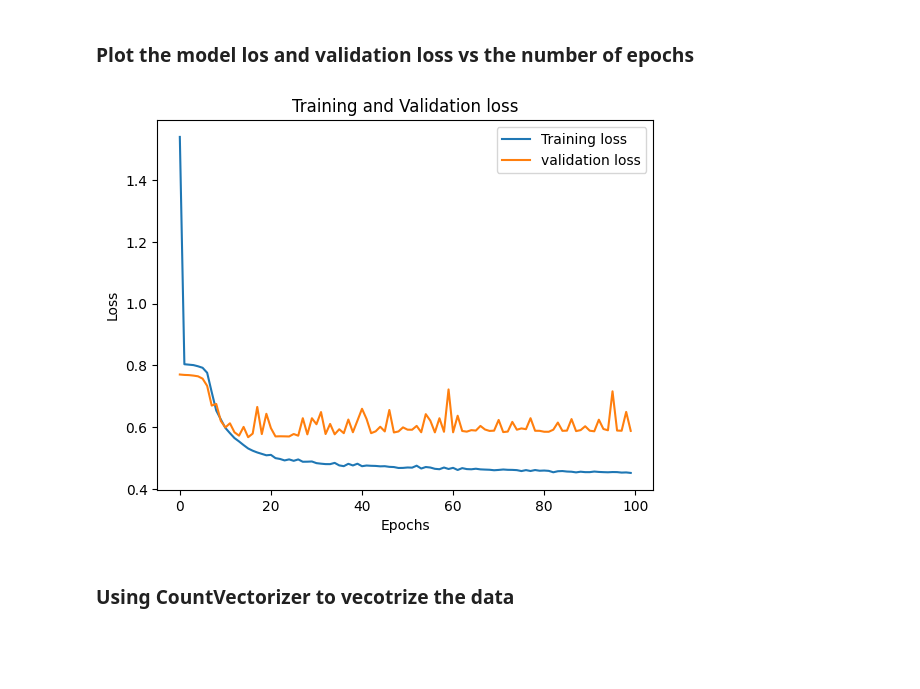
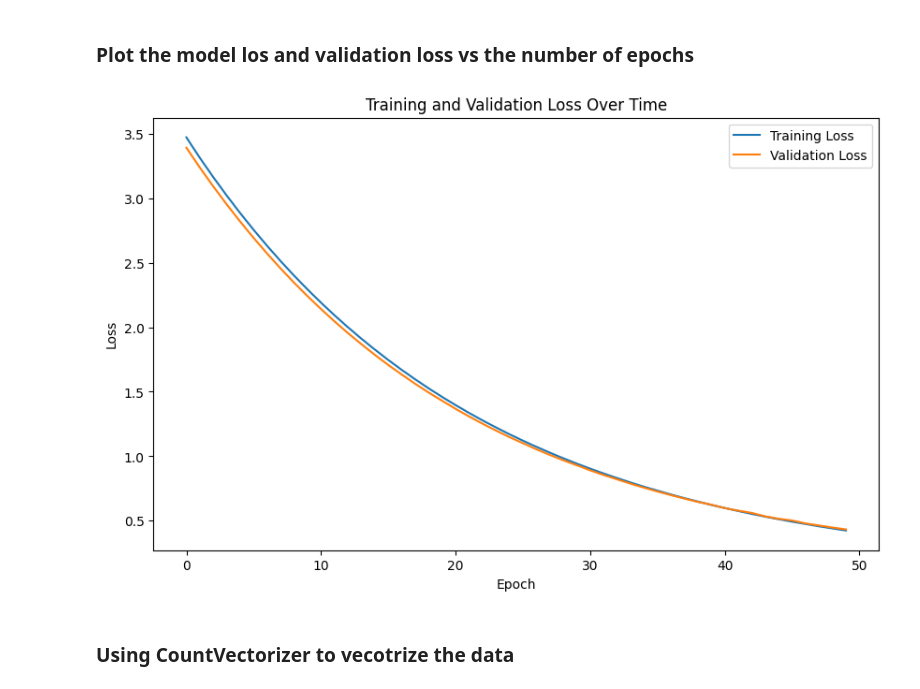
Before and after one commit to AlFarabiDHK/Anime-Recommender, a Jupyter notebook: NLP_mal.ipynb, the cells around one changed output. Drawn from its saved outputs; the diff is of its cells as text; code cells hidden in the pictures; blank space fills up the shorter version.

```diff
--- a/NLP_mal.ipynb
+++ b/NLP_mal.ipynb
@@ -103,3 +103,4 @@ df['Score'] = df['Score'].astype(float)
 df['sypnopsis'] = df['sypnopsis'].astype(str)
 df.reset_index(drop=True, inplace=True)
 df.head(10)
+df['Score_class'] = df['Score'].apply(lambda x: 1 if x >= 7.25 else 0)
@@ -179,2 +175,6 @@ Mean Absolute Error: 0.6156773724041239
+# %%
+bin_X_train = bin_X_train.toarray()
+bin_X_test = bin_X_test.toarray()
+bin_X_val = bin_X_val.toarray()
 # %% [markdown]
 ### Train a Sequential model on the TF-IDF data
@@ -244,0 +181,18 @@ Mean Absolute Error: 0.6162499808845785
+# %%
+from sklearn.metrics import classification_report
+from tensorflow.keras import regularizers
+
+# Define the model
+model = tf.keras.models.Sequential([
+    tf.keras.layers.Dense(512, activation='tanh', kernel_regularizer=regularizers.l2(0.005), input_shape=(bin_X_train.shape[1],)),
+    tf.keras.layers.Dense(256, activation='tanh'),
+    tf.keras.layers.Dense(128, activation='tanh'),
+    tf.keras.layers.Dense(32, activation='tanh'),
+    # tf.keras.layers.Dense(32, activation='tanh'),
+    tf.keras.layers.Dense(1, activation='sigmoid')
+])
+
+# Compile the model
+model.compile(loss='binary_focal_crossentropy', optimizer='sgd', metrics=['accuracy'])
+# Train the model
+history = model.fit(bin_X_train, bin_y_train, epochs=50, batch_size=32, validation_data=(bin_X_val, bin_y_val), verbose=1)
@@ -245,18 +238,16 @@ Mean Absolute Error: 0.6162499808845785
 # %% [markdown]
 ### Plot the model los and validation loss vs the number of epochs
 # %%
-epochs = range(1, total_epochs+1)
-loss_train = history.history['loss']
-val_loss = history.history['val_loss']
-plt.plot(loss_train, label='Training loss')
-plt.plot(val_loss, label='validation loss')
-plt.title('Training and Validation loss')
-plt.xlabel('Epochs')
+plt.figure(figsize=(10, 6))
+plt.plot(history.history['loss'], label='Training Loss')
+plt.plot(history.history['val_loss'], label='Validation Loss')
+plt.title('Training and Validation Loss Over Time')
+plt.xlabel('Epoch')
 plt.ylabel('Loss')
 plt.legend()
 plt.show()
 # %% [output]
-[figure, old version]
+[figure, new version]
 # %% [markdown]
 ### Using CountVectorizer to vecotrize the data
 # %%
```
Also changed, not shown: parts of 14 cells of this notebook.
